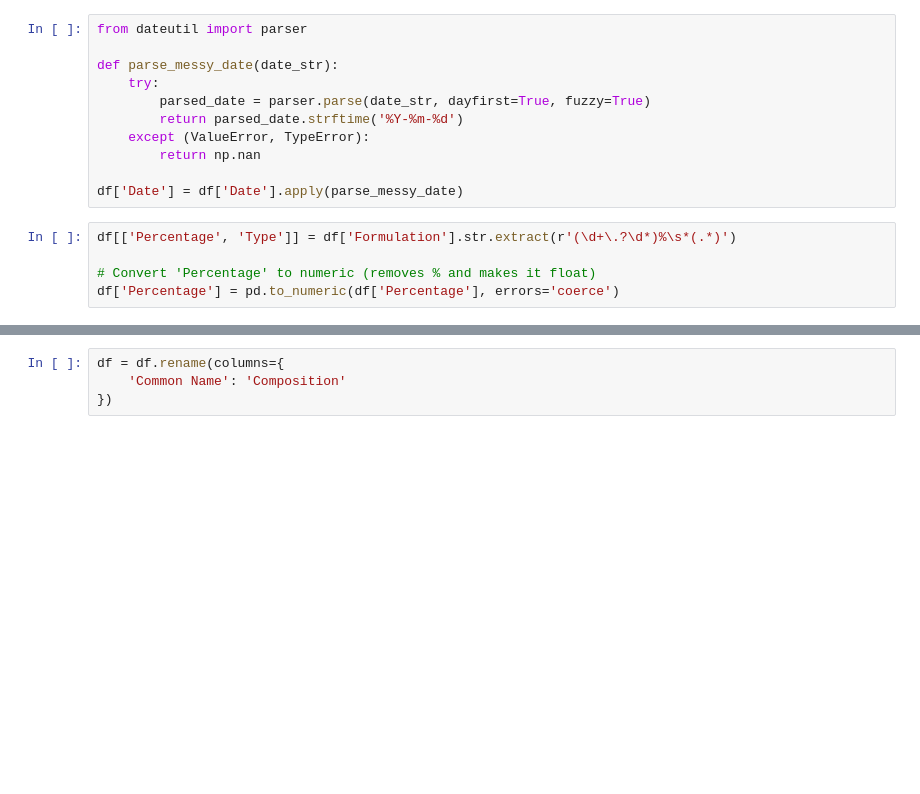
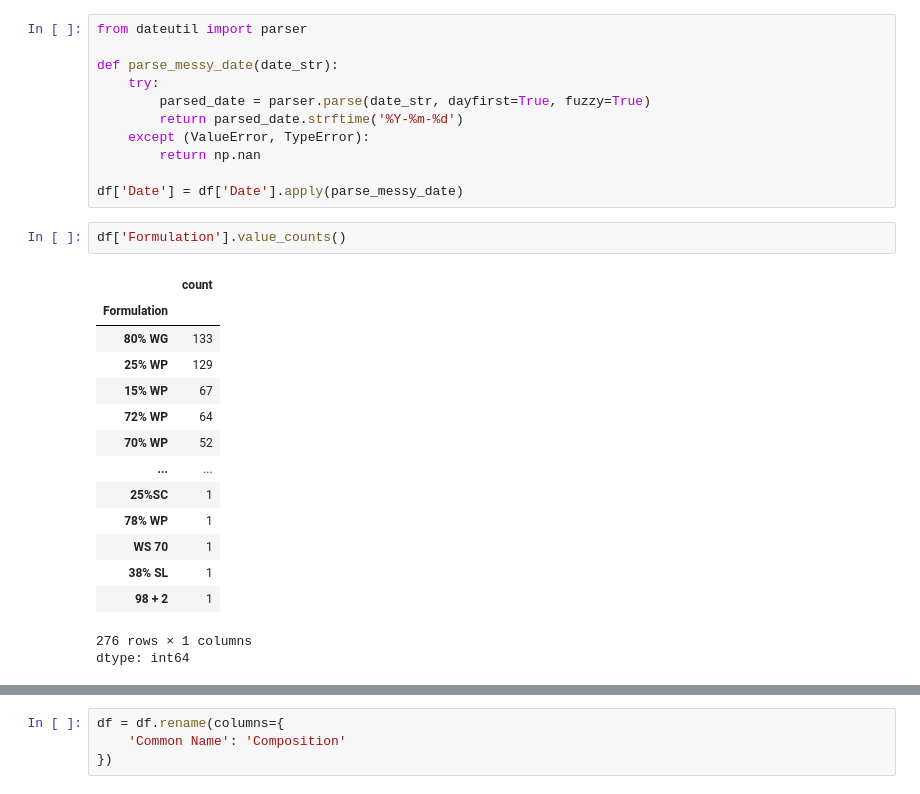
Before and after one commit to Alishba01234/PAI_PROJECT, a Jupyter notebook: PAI.ipynb, the cells around one changed output, grey strips where cells are left out. Drawn from its saved outputs; the diff is of its cells as text; blank space fills up the shorter version.

```diff
--- a/PAI.ipynb
+++ b/PAI.ipynb
@@ -28,8 +45,21 @@ def parse_messy_date(date_str):
         return np.nan
 
 df['Date'] = df['Date'].apply(parse_messy_date)
-# %%
-df[['Percentage', 'Type']] = df['Formulation'].str.extract(r'(\d+\.?\d*)%\s*(.*)')
-
-# Convert 'Percentage' to numeric (removes % and makes it float)
-df['Percentage'] = pd.to_numeric(df['Percentage'], errors='coerce')
+# %%
+df['Formulation'].value_counts()
+# %% [output]
+|  | count |
+| Formulation |  |
+| 80% WG | 133 |
+| 25% WP | 129 |
+| 15% WP | 67 |
+| 72% WP | 64 |
+| 70% WP | 52 |
+| ... | ... |
+| 25%SC | 1 |
+| 78% WP | 1 |
+| WS 70 | 1 |
+| 38% SL | 1 |
+| 98 + 2 | 1 |
+276 rows × 1 columns
+dtype: int64
```
Also changed, not shown: parts of 8 cells of this notebook.
